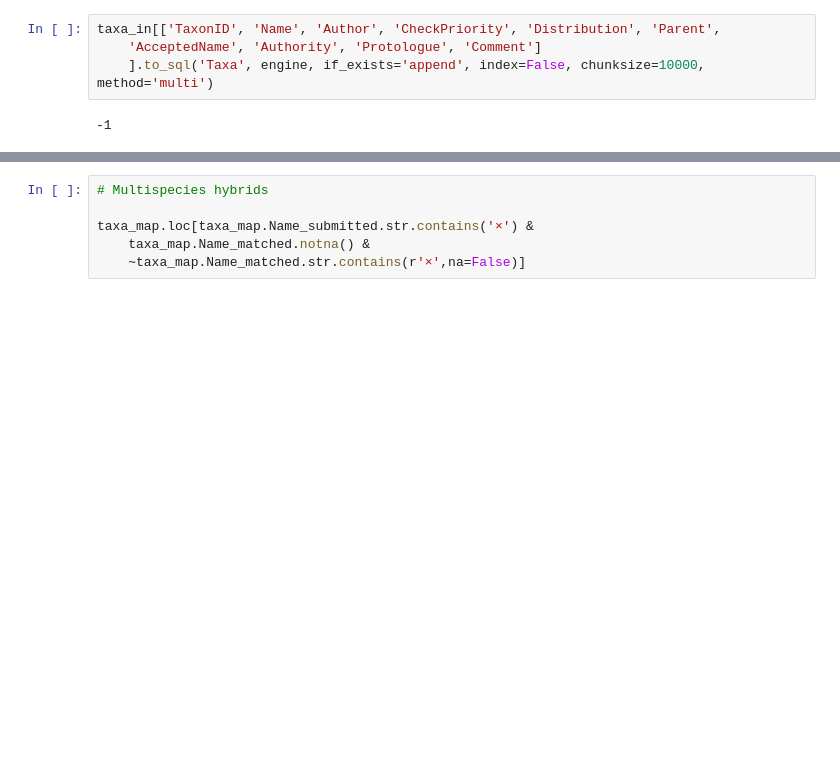
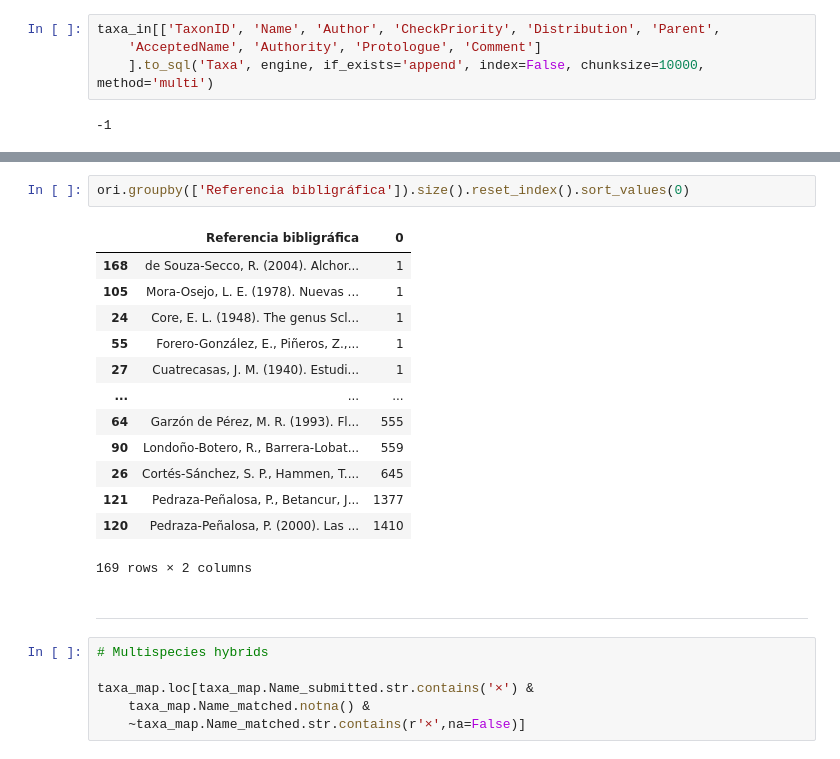
Before and after one commit to nrsalinas/db-conservacion-in-situ, a Jupyter notebook: migracion-dev.ipynb, the cells around one changed output, grey strips where cells are left out. Saved outputs shown, nothing was run; the diff lists cells and outputs as text; blank space fills up the shorter version.

```diff
--- a/migracion-dev.ipynb
+++ b/migracion-dev.ipynb
@@ -498,3 +700,21 @@ taxa_in[['TaxonID', 'Name', 'Author', 'CheckPriority', 'Distribution', 'Parent',
+# %%
+ori.groupby(['Referencia bibligráfica']).size().reset_index().sort_values(0)
+# %% [output]
+|  | Referencia bibligráfica | 0 |
+| 168 | de Souza-Secco, R. (2004). Alchor... | 1 |
+| 105 | Mora-Osejo, L. E. (1978). Nuevas ... | 1 |
+| 24 | Core, E. L. (1948). The genus Scl... | 1 |
+| 55 | Forero-González, E., Piñeros, Z.,... | 1 |
+| 27 | Cuatrecasas, J. M. (1940). Estudi... | 1 |
+| ... | ... | ... |
+| 64 | Garzón de Pérez, M. R. (1993). Fl... | 555 |
+| 90 | Londoño-Botero, R., Barrera-Lobat... | 559 |
+| 26 | Cortés-Sánchez, S. P., Hammen, T.... | 645 |
+| 121 | Pedraza-Peñalosa, P., Betancur, J... | 1377 |
+| 120 | Pedraza-Peñalosa, P. (2000). Las ... | 1410 |
+169 rows × 2 columns
+# %% [markdown]
+-------
 # %%
 # Multispecies hybrids
 
```
Also changed, not shown: parts of 24 cells of this notebook, 1 other file.
